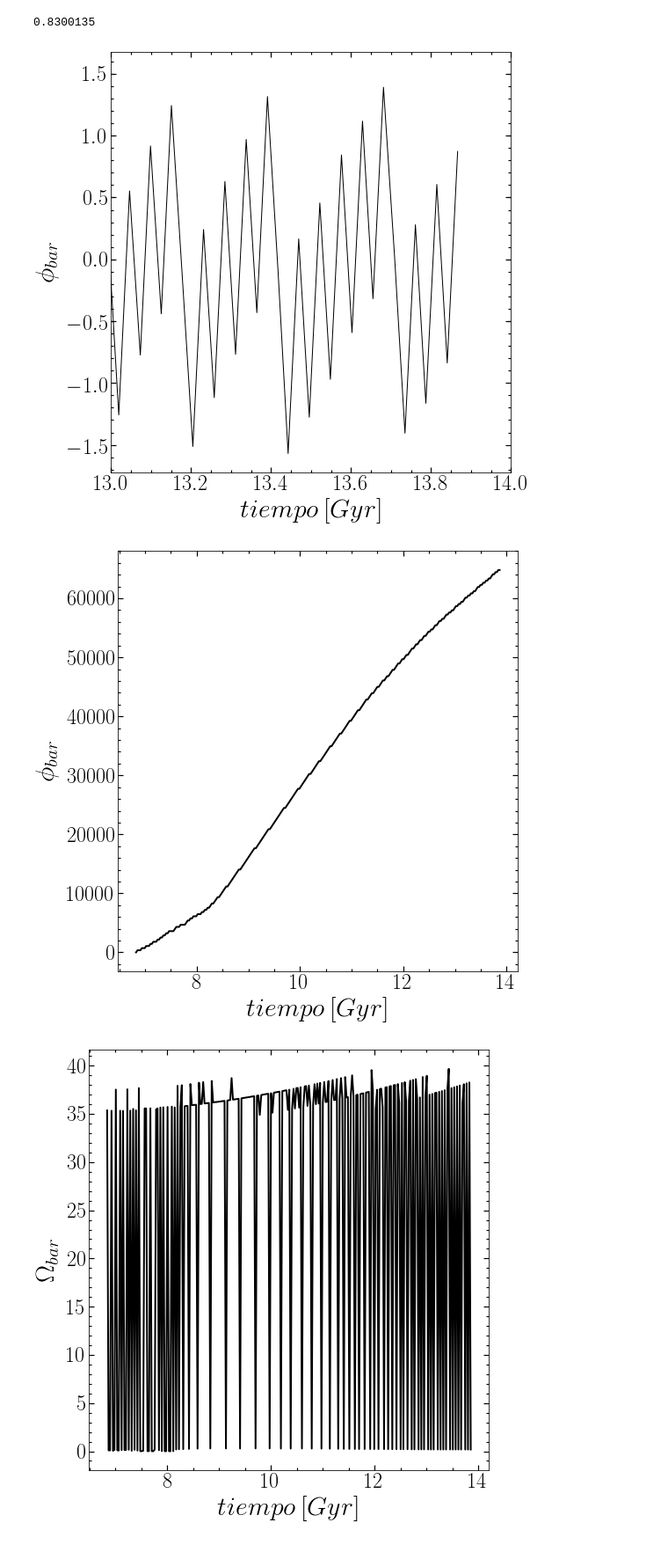
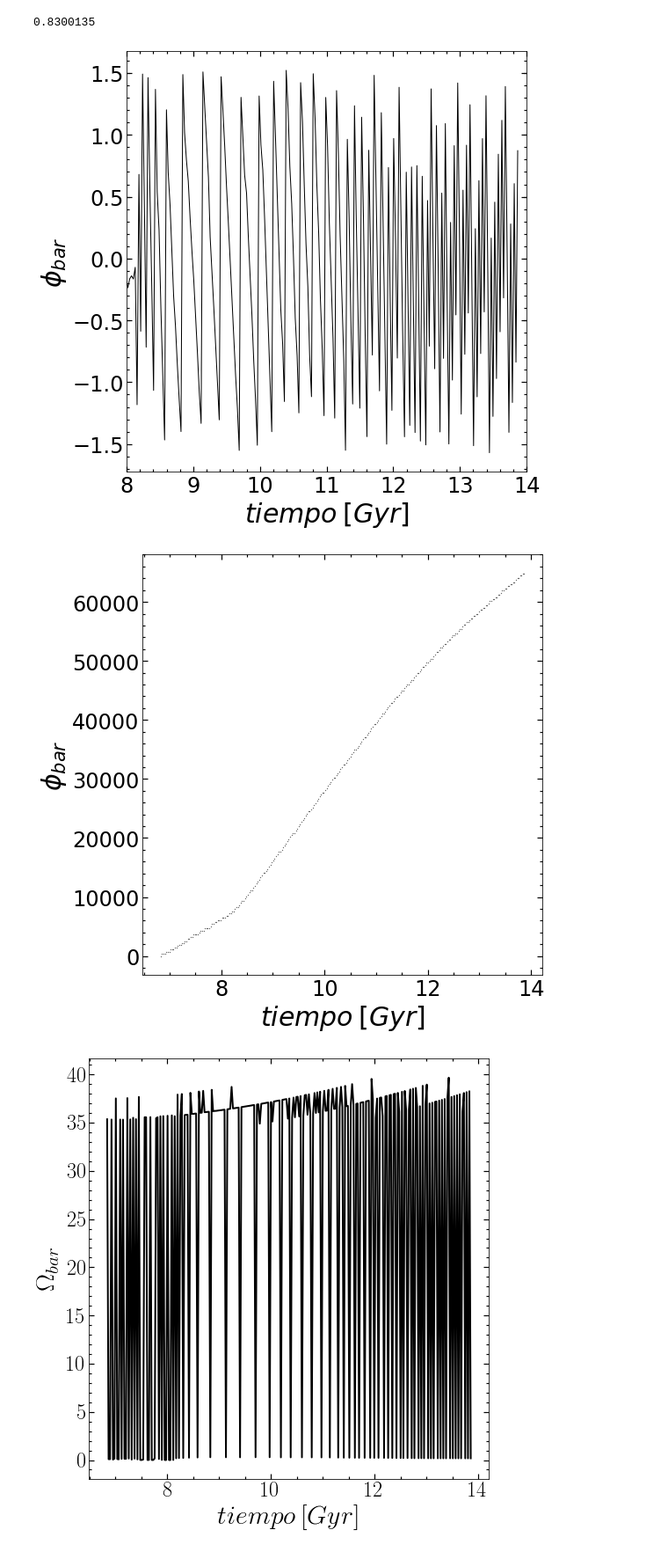
Before and after one commit to ornemarioni/Barras_GdGs, a Jupyter notebook: Barras_Gd/programs/A2maxvstime_simulaciones.ipynb, the cells around one changed output. Shown at 88% size. Drawn from its saved outputs; the diff is of its cells as text; code cells hidden in the pictures.

Commit message:
plots con la nueva rotacion

```diff
--- a/Barras_Gd/programs/A2maxvstime_simulaciones.ipynb
+++ b/Barras_Gd/programs/A2maxvstime_simulaciones.ipynb
@@ -6,7 +6,7 @@ Populating the interactive namespace from numpy and matplotlib
 ## Cálculo A2max, rmax, phimax vs tiempo - GADGET
 # %%
 import h5py
-import rotation as rot
+import rotation_mio as rot
 import barstrength2 as strng
 import time_conversion as tiempo
 import bines2 as bines
@@ -23,12 +23,18 @@ vector = ('00','01','03')
 vector3 = ('M31','MW','M33')
 vector2= ('blue', 'red', 'green')
 
-atime = np.loadtxt('/home/ornela/SimCLUES/redshift_outputs.txt')
+
+path = '/home/omarioni/'
+atime = np.loadtxt(path + 'redshift_outputs.txt')
 aexp = atime[:,2]
 
-snapshot=range(496,50,-1)
+
+path = '/mnt/is2/alejandro/ornella/'
+
+snapshot=range(496,0,-1)
 for isnap in snapshot:
-    snap = h5py.File('/home/ornela/SimCLUES/outputs_1/snap_'+str('%03d'%isnap)+'.h5py', 'r')
+    snap = h5py.File(path+'outputs_1/snap_'+str('%03d'%isnap)+'.h5py', 'r')
+#     print isnap
 
     for i in range(0,2):
         cm   = snap['subhalo_0'+ str('%s' %vector[i])+ '/Center'].value
@@ -102,29 +108,35 @@ for isnap in snapshot:
         A2max, rmax, phimax = strng.a2max(mstr[corte], xn[corte], yn[corte], 20)
 #         print 'phimax=', phimax, 'A2max=', A2max, 'rbinmax=', rmax
 #--------------------------------------------------------------------------------------------------------------------
-
-        archivo1 =  open('/home/ornela/PYTHON/Barras_GdGs/Barras_Gd/_data/'+str('%s'%vector3[i])+'_A2max_time.dat','a')
+        path2 = '/home/omarioni/Barras_GdGs/Barras_Gd/_data/'
+        archivo1 =  open(path2 + str('%s'%vector3[i])+'_A2max_time_new.dat','a')
         archivo1.write(str('%12.6f'% time) +'\t'+
                  str('%12.6f'% A2max) +'\t'+
                  str('%12.6f'% phimax) +'\t'+
                  str('%12.6f'% rmax) +'\n')
         archivo1.close()
+
+#archivo _new es el nuevo con las rotaciones bien hechas
 # %% [markdown]
 ## Cálculo A2max, rmax, phimax vs tiempo - GASOLINE
 # %%
 import h5py
-import rotation as rot
+import rotation_mio as rot
 import barstrength2 as strng
 
 a0=1
 
 vector = (1,2,4)
 vector2 = ('M31', 'MW')
-snapshot = np.loadtxt('/home/ornela/SimCLUES/Gasoline/snapshots.txt', dtype='string')
+
+#path = 'home/ornela/SimCLUES/'
+path = '/mnt/sersic2/omarioni/'
+
+snapshot = np.loadtxt(path + 'Gasoline/snapshots.txt', dtype='string')
 
 
 for j in range(len(snapshot)-1,0,-1):
-    snap = h5py.File('/home/ornela/SimCLUES/Gasoline/outputs2/snap_'+str('%s'%snapshot[j])+'.h5py', 'r')
+    snap = h5py.File(path + 'Gasoline/outputs2/snap_'+str('%s'%snapshot[j])+'.h5py', 'r')
 
 #     print snapshot[j]
 
@@ -194,16 +206,19 @@ for j in range(len(snapshot)-1,0,-1):
 
 #--------------------------------------------------------------------------------------------------------------------
 
-        archivo1 =  open('/home/ornela/PYTHON/Barras_GdGs/Barras_Gs/_data/'+str('%s'%vector3[i])+'_A2max_time.dat','a')
+        path2 = '/home/omarioni/Barras_GdGs/Barras_Gs/_data/'
+        archivo1 =  open(path2 + str('%s'%vector3[i])+'_A2max_time_new.dat','a')
         archivo1.write(str('%12.6f'% time) +'\t'+
                  str('%12.6f'% A2max) +'\t'+
                  str('%12.6f'% phimax) +'\t'+
                  str('%12.6f'% rmax) +'\n')
         archivo1.close()
+
+#archivo _new es el nuevo con las rotaciones bien hechas
 # %%
 # path = '/home/ornela/PYTHON/'
 path = '/home/omarioni/'
-M31_gd = np.loadtxt(path + 'Barras_GdGs/Barras_Gd/_data/M31_A2max_time.dat')
+M31_gd = np.loadtxt(path + 'Barras_GdGs/Barras_Gd/_data/M31_A2max_time_new.dat')
 time_M31gd  = M31_gd[:,0]
 A2max_M31gd = M31_gd[:,1]
 phim_M31gd  = M31_gd[:,2]
@@ -211,7 +226,7 @@ rmax_M31gd  = M31_gd[:,3]
 
 #------------------------------------------------------------------------------------------
 
-MW_gd = np.loadtxt(path + 'Barras_GdGs/Barras_Gd/_data/MW_A2max_time.dat')
+MW_gd = np.loadtxt(path + 'Barras_GdGs/Barras_Gd/_data/MW_A2max_time_new.dat')
 time_MWgd  = MW_gd[:,0]
 A2max_MWgd = MW_gd[:,1]
 phim_MWgd  = MW_gd[:,2]
@@ -219,14 +234,14 @@ rmax_MWgd  = MW_gd[:,3]
 
 #------------------------------------------------------------------------------------------
 
-M31_gs = np.loadtxt(path + 'Barras_GdGs/Barras_Gs/_data/M31_A2max_time.dat')
+M31_gs = np.loadtxt(path + 'Barras_GdGs/Barras_Gs/_data/M31_A2max_time_new.dat')
 time_M31gs  = M31_gs[:,0]
 A2max_M31gs = M31_gs[:,1]
 phim_M31gs  = M31_gs[:,2]
 rmax_M31gs  = M31_gs[:,3]
 
 #------------------------------------------------------------------------------------------
-MW_gs = np.loadtxt(path + 'Barras_GdGs/Barras_Gs/_data/MW_A2max_time.dat')
+MW_gs = np.loadtxt(path + 'Barras_GdGs/Barras_Gs/_data/MW_A2max_time_new.dat')
 time_MWgs  = MW_gs[:,0]
 A2max_MWgs = MW_gs[:,1]
 phim_MWgs  = MW_gs[:,2]
@@ -417,7 +432,7 @@ fig.subplots_adjust(bottom=0.12, left =0.16, right = 0.95, top = 0.95)
 ax=fig.add_subplot(111)
 ax.plot(time_M31gd, phim_M31gd,'k-', lw=1)
 # ax.set_xlim(7.5,14)
-ax.set_xlim(13,14)
+ax.set_xlim(8,14)
 ax.minorticks_on()
 ax.tick_params(labelsize=24)
 ax.tick_params('both', length=3, width=1.2,which='minor', direction='in', right='on',top='on')
@@ -432,7 +447,7 @@ ax.set_ylabel(r'$\phi_{bar}$',fontsize=30)
 # fig.savefig('/home/ornela/Dropbox/AAA_2017/escrito/BAAA_2018_art/fig_04.pdf', dpi = 100)
 plt.show()
 # %% [output]
-[figure, old version]
+[figure, new version]
 # %%
 mask, = np.where(time_M31gd > 6.8)
 time_M31gd12 = time_M31gd[mask]
@@ -446,35 +461,35 @@ kk = len(phim_M31gd12)-1
 
 for i in range(kk,0,-1):
     aux = phim_M31gd12[i] - phim_M31gd12[i-1]
 
     if aux > 0:
         ang[i-1] = phim_M31gd12[i-1] + 360*j
         j += 1
 
     else:
         ang[i-1] = phim_M31gd12[i-1] + 360*(j-1)
 
 fig=plt.figure(1, figsize=(8,8))
 fig.subplots_adjust(bottom=0.12, left =0.16, right = 0.95, top = 0.95)
 ax=fig.add_subplot(111)
-ax.plot(time_M31gd12, ang,'k-', lw=2)
+ax.plot(time_M31gd12, ang,'k.', markersize=0.5)
 # ax.set_xlim(7.5,14)
 # ax.set_ylim(8,18)
 ax.minorticks_on()
 ax.tick_params(labelsize=24)
 ax.tick_params('both', length=3, width=1.2,which='minor', direction='in', right='on',top='on')
 ax.tick_params('both', length=6, width=1.2,which='major', direction='in', right='on',top='on')
 # ax.set_facecolor('silver')
 # ax.grid(color='w',linestyle=':',which='major')
 #ax.grid(color='lightgray',linestyle=':',which='minor')
 ax.set_xlabel(r'$tiempo\:[Gyr]$', fontsize=30)
 ax.set_ylabel(r'$\phi_{bar}$',fontsize=30)
 #ax3.axis('square') #hace el plot cuadrado
 
 # fig.savefig('/home/ornela/Dropbox/AAA_2017/escrito/BAAA_2018_art/fig_04.pdf', dpi = 100)
 plt.show()
 # %% [output]
-[figure, old version]
+[figure, new version]
 # %%
 # mask, = np.where(time_M31gd1 > 6.8)
 # time_M31gd1 = time_M31gd1[mask]
```
Also changed, not shown: parts of 2 cells of this notebook, 9 other files.
